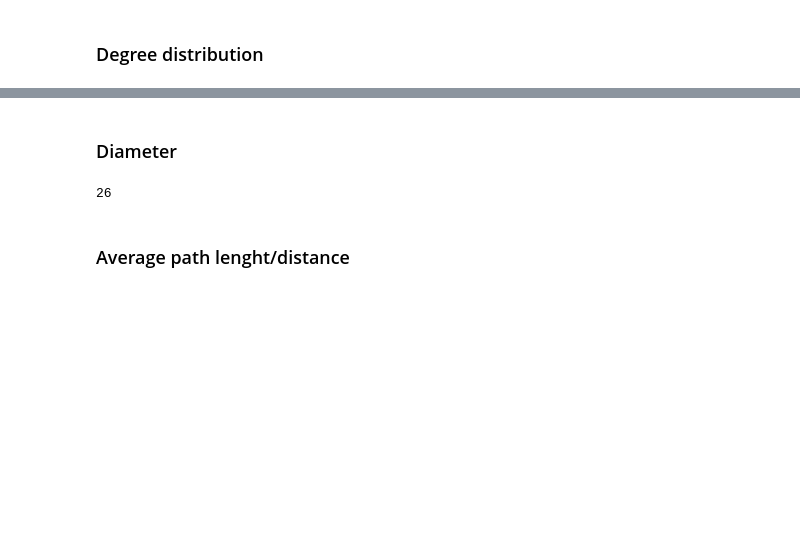
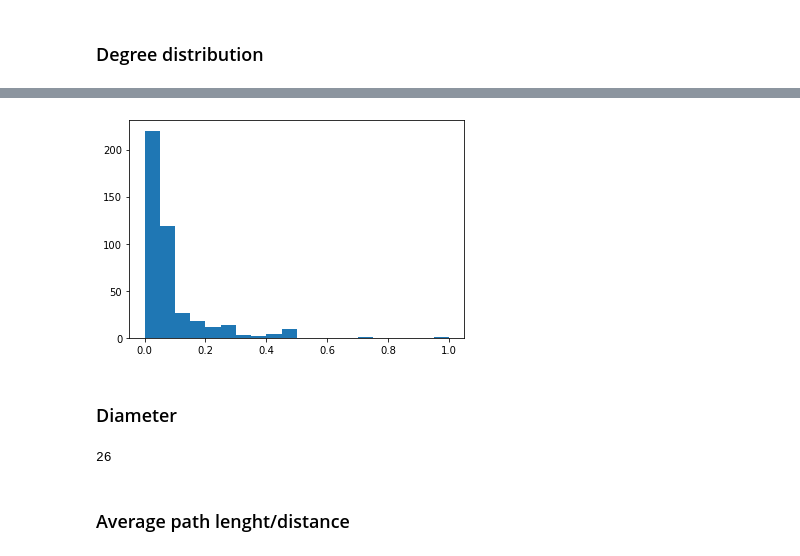
Before and after one commit to AlbezJelt/data-analytics-project-21-22, a Jupyter notebook: src/final_analysis/network_and_centrality.ipynb, the cells around one changed output, grey strips where cells are left out. Drawn from its saved outputs; the diff is of its cells as text; code cells hidden in the pictures; blank space fills up the shorter version.

```diff
--- a/src/final_analysis/network_and_centrality.ipynb
+++ b/src/final_analysis/network_and_centrality.ipynb
@@ -28,0 +30,4 @@ np.mean(average_degree)
+# %%
+w_average_degree = g.strength(vertices=g.vs, mode="all", weights=g.es["num_train"])
+w_average_degree = (w_average_degree - np.min(w_average_degree))/(np.max(w_average_degree)-np.min(w_average_degree))
+np.mean(w_average_degree)
@@ -37,3 +61,9 @@ plt.show()
+# %%
+bins = len([val for bin1, bin2, val in g.degree_distribution().bins()])
+plt.hist(w_average_degree, bins)
+plt.show()
+# %% [output]
+[figure, added]
 # %% [markdown]
 ### Diameter
 # %%
```
Also changed, not shown: parts of 12 cells of this notebook, 5 other files.
